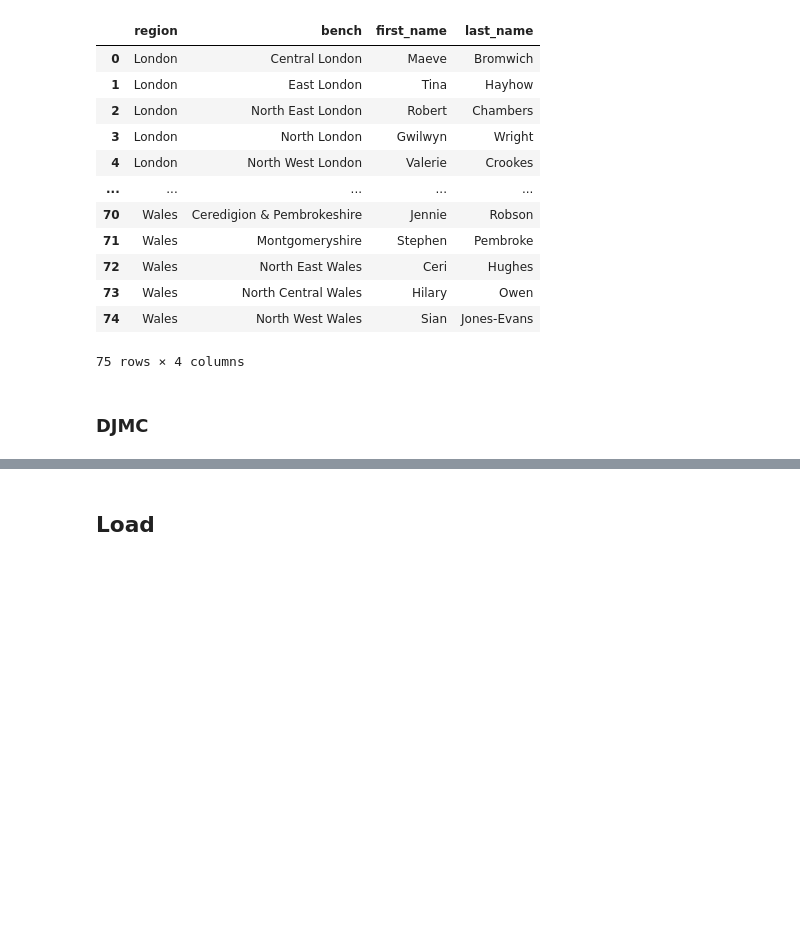
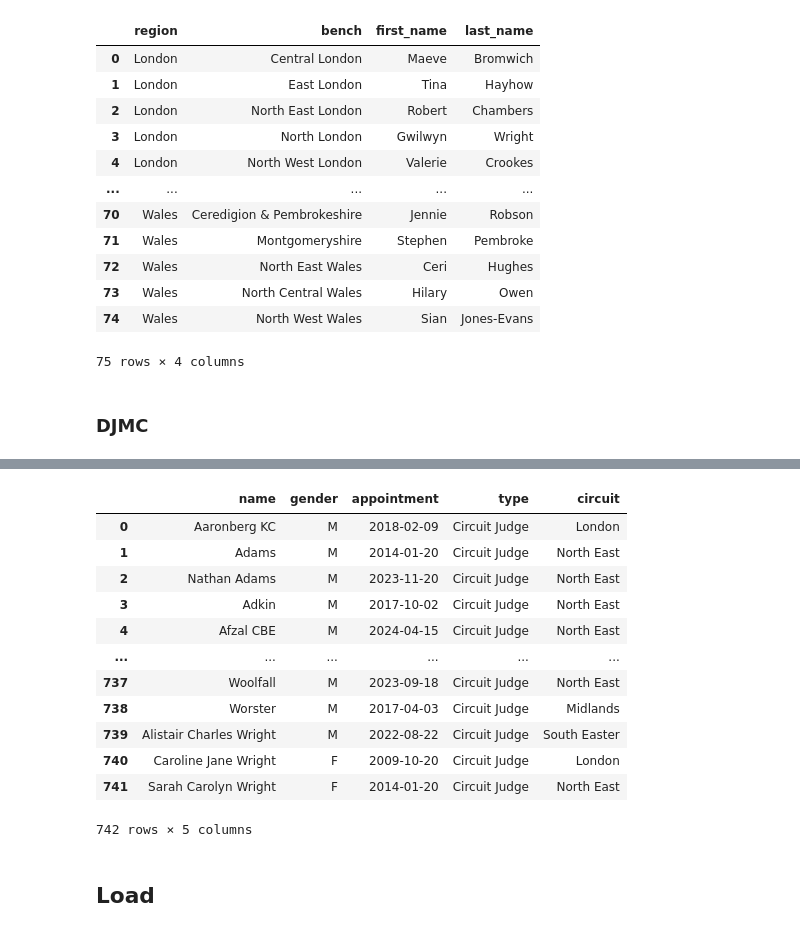
Before and after one commit to MahinRahman8901/c10-Court-Transcript, a Jupyter notebook: judges/pipeline.ipynb, the cells around one changed output, grey strips where cells are left out. Saved outputs shown, nothing was run; the diff lists cells and outputs as text; code cells hidden in the pictures; blank space fills up the shorter version.

```diff
--- a/judges/pipeline.ipynb
+++ b/judges/pipeline.ipynb
@@ -162,2 +417,26 @@ scrape_DJMC(judge_dict["District Judges (Magistrates’ Courts)"])
+# %%
+CJ["name"] = CJ["judge"].str[0]
+# %%
+CJ["gender"] = CJ["judge"].str[1]
+# %%
+CJ["type"] = "Circuit Judge"
+# %%
+CJ = CJ[["name", "gender", "appointment", "type", "circuit"]]
+# %%
+CJ
+# %% [output]
+|  | name | gender | appointment | type | circuit |
+| 0 | Aaronberg KC | M | 2018-02-09 | Circuit Judge | London |
+| 1 | Adams | M | 2014-01-20 | Circuit Judge | North East |
+| 2 | Nathan Adams | M | 2023-11-20 | Circuit Judge | North East |
+| 3 | Adkin | M | 2017-10-02 | Circuit Judge | North East |
+| 4 | Afzal CBE | M | 2024-04-15 | Circuit Judge | North East |
+| ... | ... | ... | ... | ... | ... |
+| 737 | Woolfall | M | 2023-09-18 | Circuit Judge | North East |
+| 738 | Worster | M | 2017-04-03 | Circuit Judge | Midlands |
+| 739 | Alistair Charles Wright | M | 2022-08-22 | Circuit Judge | South Easter |
+| 740 | Caroline Jane Wright | F | 2009-10-20 | Circuit Judge | London |
+| 741 | Sarah Carolyn Wright | F | 2014-01-20 | Circuit Judge | North East |
+742 rows × 5 columns
 # %% [markdown]
 ## Load
```
Also changed, not shown: parts of 36 cells of this notebook, 1 other file.
